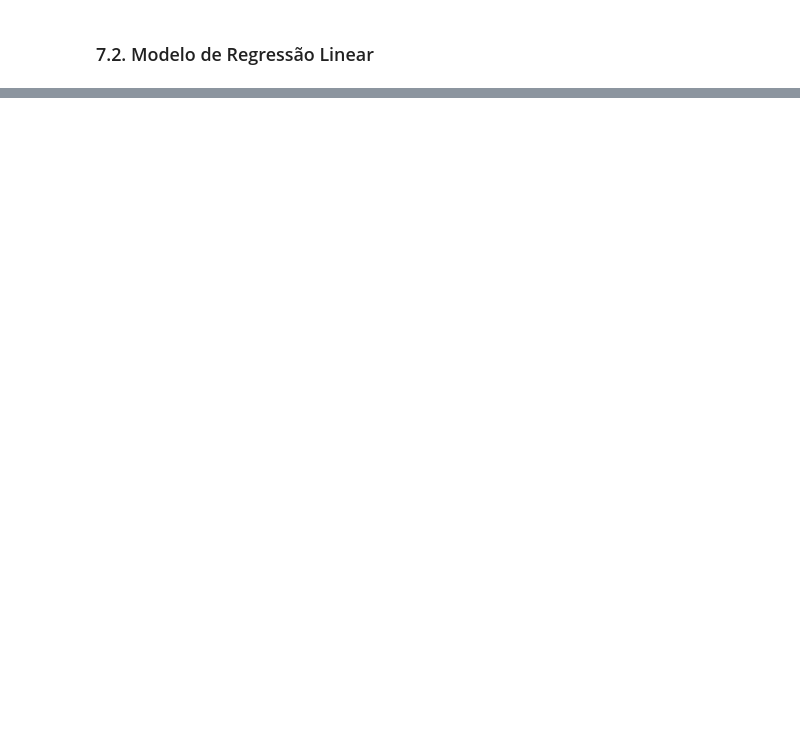
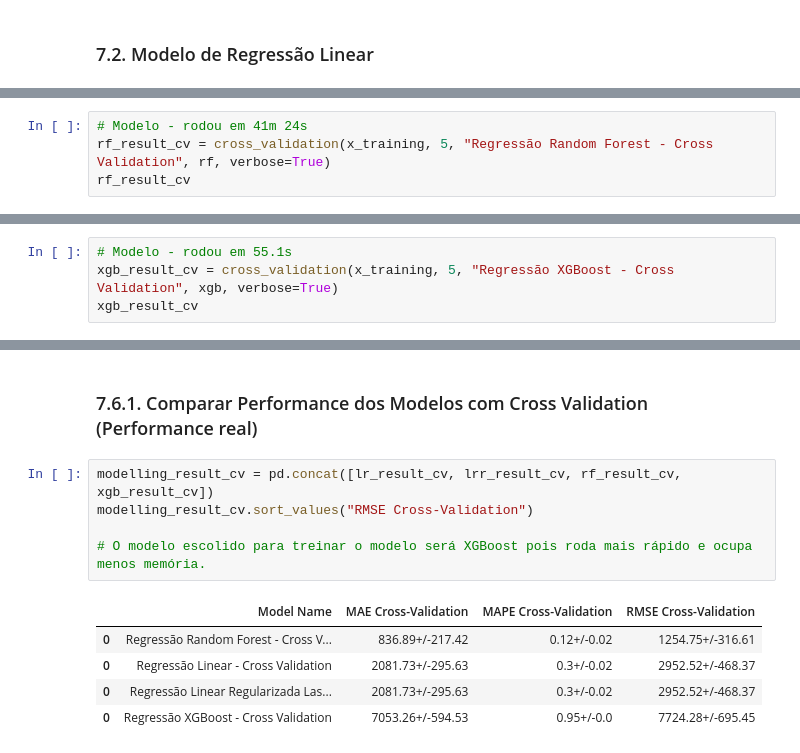
Before and after one commit to joaocortezi/Rossman, a Jupyter notebook: Data.ipynb, the cells around one changed output, grey strips where cells are left out. Cells and saved outputs as stored; diff of their text form; blank space fills up the shorter version.

```diff
--- a/Data.ipynb
+++ b/Data.ipynb
@@ -1163,0 +1228,4 @@ lrr_result
+# %%
+# Modelo - rodou em 41m 24s
+rf_result_cv = cross_validation(x_training, 5, "Regressão Random Forest - Cross Validation", rf, verbose=True)
+rf_result_cv
@@ -1163,0 +1267,4 @@ lrr_result
+# %%
+# Modelo - rodou em 55.1s
+xgb_result_cv = cross_validation(x_training, 5, "Regressão XGBoost - Cross Validation", xgb, verbose=True)
+xgb_result_cv
@@ -1163,0 +1301,13 @@ lrr_result
+# %% [markdown]
+### 7.6.1. Comparar Performance dos Modelos com Cross Validation (Performance real)
+# %%
+modelling_result_cv = pd.concat([lr_result_cv, lrr_result_cv, rf_result_cv, xgb_result_cv])
+modelling_result_cv.sort_values("RMSE Cross-Validation")
+
+# O modelo escolido para treinar o modelo será XGBoost pois roda mais rápido e ocupa menos memória.
+# %% [output]
+|  | Model Name | MAE Cross-Validation | MAPE Cross-Validation | RMSE Cross-Validation |
+| 0 | Regressão Random Forest - Cross V... | 836.89+/-217.42 | 0.12+/-0.02 | 1254.75+/-316.61 |
+| 0 | Regressão Linear - Cross Validation | 2081.73+/-295.63 | 0.3+/-0.02 | 2952.52+/-468.37 |
+| 0 | Regressão Linear Regularizada Las... | 2081.73+/-295.63 | 0.3+/-0.02 | 2952.52+/-468.37 |
+| 0 | Regressão XGBoost - Cross Validation | 7053.26+/-594.53 | 0.95+/-0.0 | 7724.28+/-695.45 |
```
Also changed, not shown: parts of 24 cells of this notebook.
